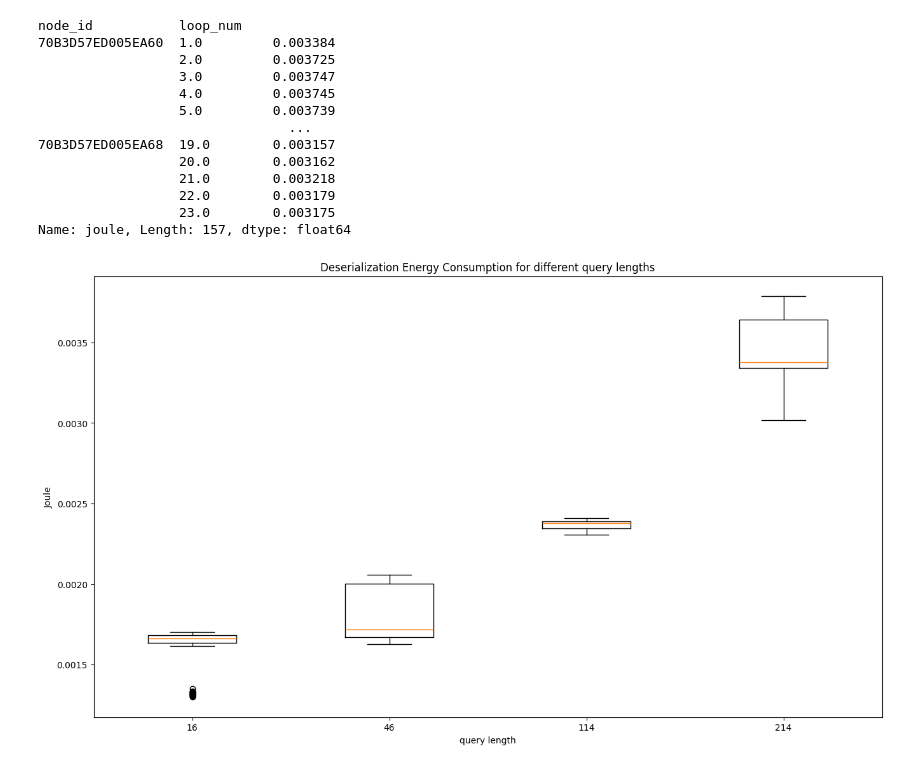
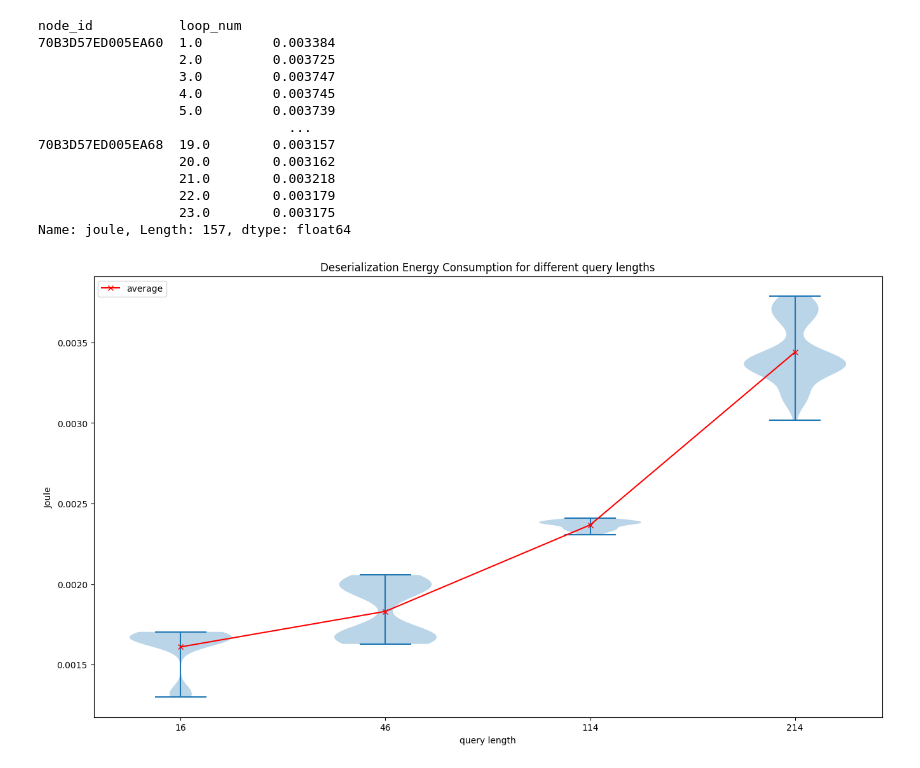
Before and after one commit to FlapKap/Terra-experiments, a Jupyter notebook: experiment/query_length_experiments.ipynb, the cells around one changed output. Drawn from its saved outputs; the diff is of its cells as text; code cells hidden in the pictures.

```diff
--- a/experiment/query_length_experiments.ipynb
+++ b/experiment/query_length_experiments.ipynb
@@ -35,0 +55,19 @@ Name: timestamp, dtype: float64
+# %%
+# lets prepare some data for plotting
+styles ={
+    16: "-",
+    46: "--",
+    114: "-.",
+    214: ":"
+}
+plt.figure(figsize=(16,9))
+for k,v in experiment_dfs.items():
+    grouper = v.groupby(["node_id", "loop_num", "activity"], observed=True)["timestamp"]
+    differences = (grouper.last() - grouper.first())[idx[:,:,"deserialize"]] / np.timedelta64(1, "ms")
+    for name, group in differences.groupby("node_id", observed=True):
+        #print()
+        plt.plot(group[idx[name,:,:]], label=f"id: {name} ql: {k}", linestyle=styles[k], )
+plt.legend()
+plt.xlabel("loop number")
+plt.ylabel("deserialization duration (ms)")
+plt.show()
@@ -82,17 +115,23 @@ Name: joule, Length: 157, dtype: float64
 # %%
 ## lets see if we can plot the deserialization energy consumptions for the different queries
 plt.figure(figsize=(16,9))
 labels = []
+averages = []
 data = []
 
 for k,v in experiment_dfs.items():
-    data.append(v.groupby(["node_id", "loop_num", "activity"], observed=True)["joule"].sum()[idx[:,:,"deserialize"]])
+    d = v.groupby(["node_id", "loop_num", "activity"], observed=True)["joule"].sum()[idx[:,:,"deserialize"]]
+    data.append(d)
+    averages.append(d.mean())
     labels.append(k)
 
-plt.boxplot(data, tick_labels=labels)
+plt.violinplot(data)
+plt.plot(np.arange(len(averages)) + 1,averages, "r-x", label="average")
 plt.ylabel("Joule")
 plt.xlabel("query length")
+plt.gca().set_xticks(np.arange(len(averages)) + 1,labels=labels)
 plt.title("Deserialization Energy Consumption for different query lengths")
+plt.legend()
 plt.show()
 # %% [output]
-[figure, old version]
+[figure, new version]
```
Also changed, not shown: parts of 4 cells of this notebook, 4 other files.
